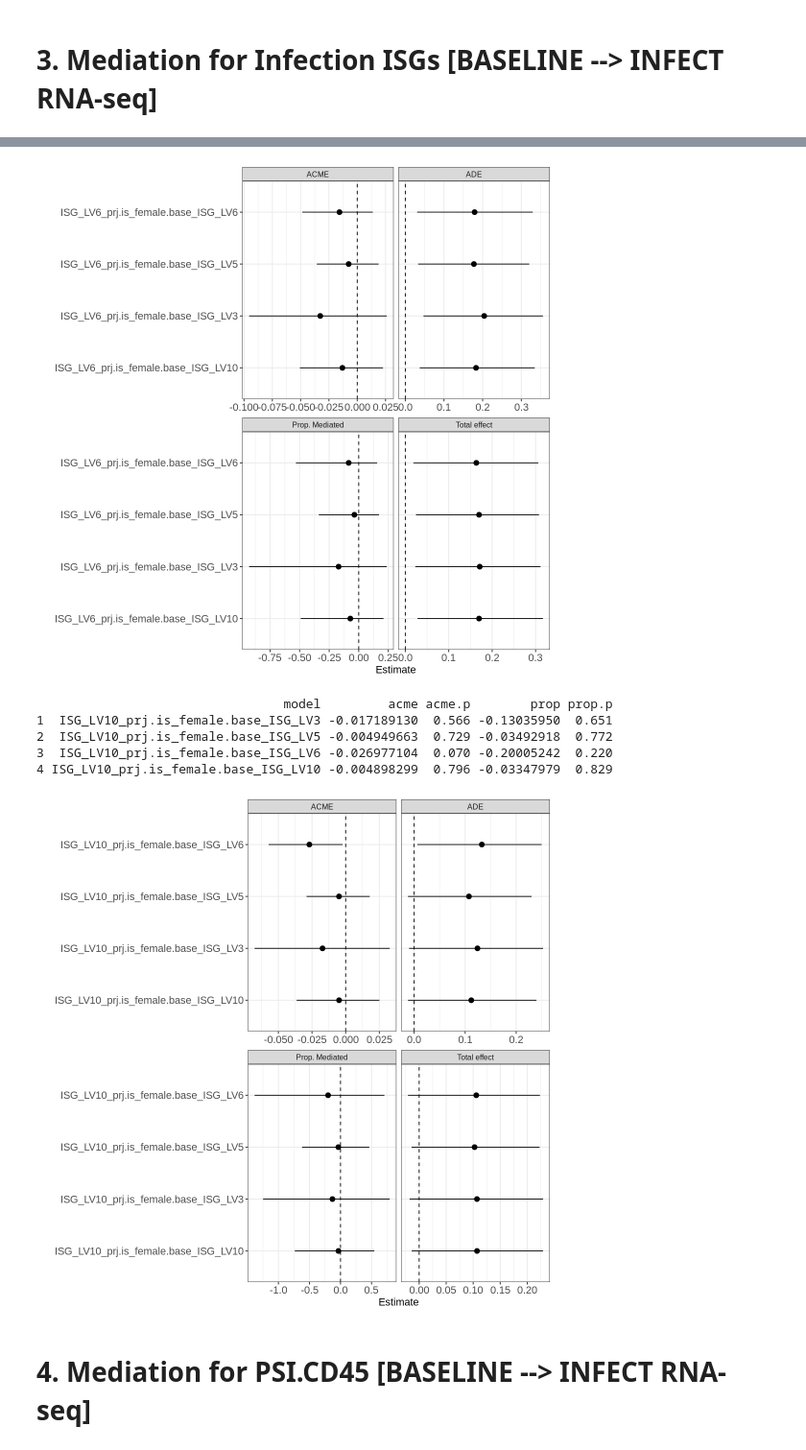
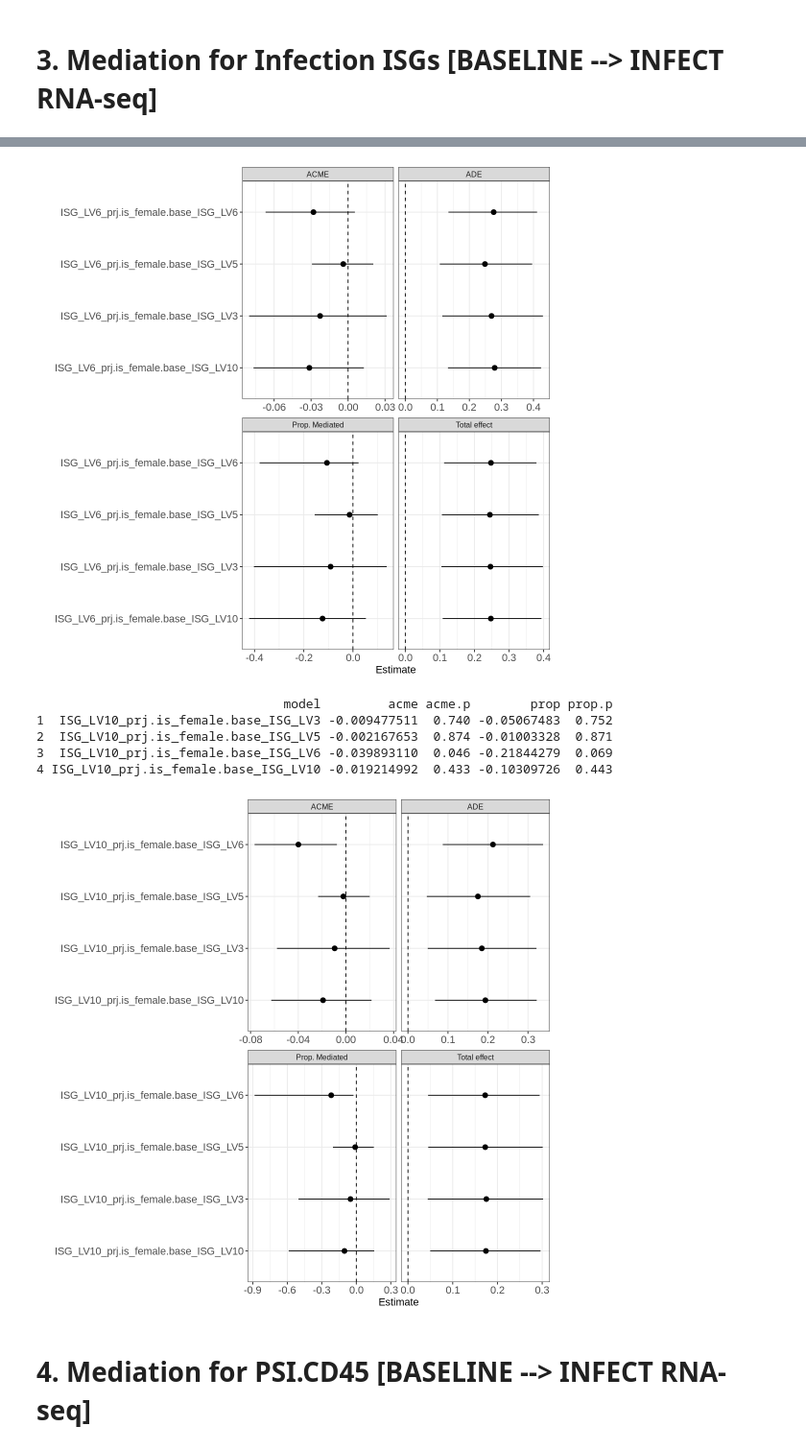
Before and after one commit to zj-zhang/CHARM-SexDiff-Splicing, a Jupyter notebook: notebooks/07-mediation.ipynb, the cells around one changed output, grey strips where cells are left out. Shown at 96% size. Drawn from its saved outputs; the diff is of its cells as text; code cells hidden in the pictures.

Commit message:
Add finished total mediation with confounders

```diff
--- a/notebooks/07-mediation.ipynb
+++ b/notebooks/07-mediation.ipynb
@@ -40,7 +48,7 @@ Version: 4.5.0
 # Read data and PCA
 # %%
 # read in data
-symp_df = read.table('data-V9/mediation_analysis/first_mid.forCMA.txt', header=T, sep="\t")
+symp_df = read.table('data-V9/mediation_analysis/first_mid.forCMA.withRaceEthnicityDummies.txt', header=T, sep="\t")
 symp_df[,'viral_load'] = 40 - symp_df['CTavg']
 
 SIGNIF_CUTOFF = 1
@@ -137,12 +141,15 @@ A data.frame: 2 × 2
 
 outcome = c('viral_load')
 treatment = c('is_female')
+covariates = c('Race + Ethnicity')
 
 set.seed(123)
 x.ct = mediations(datasets, treatment, mediators, outcome,
+        covariates=covariates,
         families=c('gaussian', 'gaussian'),
         conf.level=0.9,
-        sims=N_SIMS,
+        #sims=N_SIMS,
+        sims=100,
         boots=T
 )
 
@@ -199,13 +214,23 @@ A data.frame: 2 × 2
 # %%
 poisson_med_func <- function(data, med_var, n_sim = N_SIMS, ...) {
-  out_fit <- glm(num_symps ~ value + is_female, data = data, family='poisson')
-  med_fit <- lm(value ~ is_female, data = data)
+  out_fit <- glm(num_symps ~ value + is_female + Race_White + Race_Black + Race_Asian + Race_Multi_racial + Ethnicity_Hispanic, data = data, family='poisson')
+  med_fit <- lm(value ~ is_female + Race_White + Race_Black + Race_Asian + Race_Multi_racial + Ethnicity_Hispanic, data = data)
   med_out <- mediate(med_fit, out_fit, sims = n_sim,
                      treat = "is_female",
                      mediator = "value",
+                     covariates = c('Race_White + Race_Black + Race_Asian + Race_Multi_racial + Ethnicity_Hispanic'),
                      conf.level=0.9,
                      boots=T,
                      ...)
+  #if(med_out$d0.p < 0.05) {
+  #    med_sens <- medsens(med_out, rho.by=0.1, eps=0.01, sim=100)
+  #    print(paste('Num_Symps', 'is_female', med_var, sep="."))
+  #    print(summary(med_sens))
+  #    print('----------')
+  #    par(mfrow=c(2,2))
+  #    plot(med_sens, main=paste('Num_Symps', 'is_female', med_var, sep="."), sens.par="rho")
+  #    plot(med_sens, sens.par="R2", sign.prod = "positive")
+  #}
   tibble(mediator = paste('Num_Symps', 'is_female', med_var, sep="."),
        effect = c("ACME", "ADE", "Total effect", "Prop. Mediated") ,
        estimate = c(med_out$d0, med_out$z0, med_out$tau.coef, med_out$n.avg),
@@ -277,15 +302,16 @@ A data.frame: 2 × 2
 lmer_med_func2 = function(data, med_var, out_var, n_sim = N_SIMS, ...) {
   if(length(grep('base_', med_var))) {
       # baseline ISG serves as a random intercept
-      out_fit = lm(out_val ~ med_val + days_since_infect + is_female, data = data)
-      med_fit = lm(med_val ~ is_female + days_since_infect, data = data)
+      out_fit = lm(out_val ~ med_val + days_since_infect + is_female + Race + Ethnicity, data = data)
+      med_fit = lm(med_val ~ is_female + days_since_infect + Race + Ethnicity, data = data)
   } else {
-      out_fit = lmer(out_val ~ med_val + days_since_infect + is_female + (1|pid), data = data)
-      med_fit = lmer(med_val ~ is_female + days_since_infect + (1|pid), data = data)
+      out_fit = lmer(out_val ~ med_val + days_since_infect + is_female + (1|pid)+ Race + Ethnicity, data = data)
+      med_fit = lmer(med_val ~ is_female + days_since_infect + (1|pid)+ Race + Ethnicity, data = data)
   }
   med_out = mediate(med_fit, out_fit, sims = n_sim,
                      treat = "is_female",
                      mediator = "med_val",
+                     covariates = c('Race + Ethnicity'),
                      conf.level=0.9,
                      boots=T,
                      dropobs=T,
@@ -349,10 +375,10 @@ for(i in 1:length(outcome)) {
-[figure, old version]
+[figure, new version]
                                  model         acme acme.p        prop prop.p
-1  ISG_LV10_prj.is_female.base_ISG_LV3 -0.017189130  0.566 -0.13035950  0.651
-2  ISG_LV10_prj.is_female.base_ISG_LV5 -0.004949663  0.729 -0.03492918  0.772
-3  ISG_LV10_prj.is_female.base_ISG_LV6 -0.026977104  0.070 -0.20005242  0.220
-4 ISG_LV10_prj.is_female.base_ISG_LV10 -0.004898299  0.796 -0.03347979  0.829
+1  ISG_LV10_prj.is_female.base_ISG_LV3 -0.009477511  0.740 -0.05067483  0.752
+2  ISG_LV10_prj.is_female.base_ISG_LV5 -0.002167653  0.874 -0.01003328  0.871
+3  ISG_LV10_prj.is_female.base_ISG_LV6 -0.039893110  0.046 -0.21844279  0.069
+4 ISG_LV10_prj.is_female.base_ISG_LV10 -0.019214992  0.433 -0.10309726  0.443
-[figure, old version]
+[figure, new version]
 # %% [markdown]
 # 4. Mediation for PSI.CD45 [BASELINE --> INFECT RNA-seq]
 # %%
```
Also changed, not shown: parts of 30 cells of this notebook, 3 other files.
